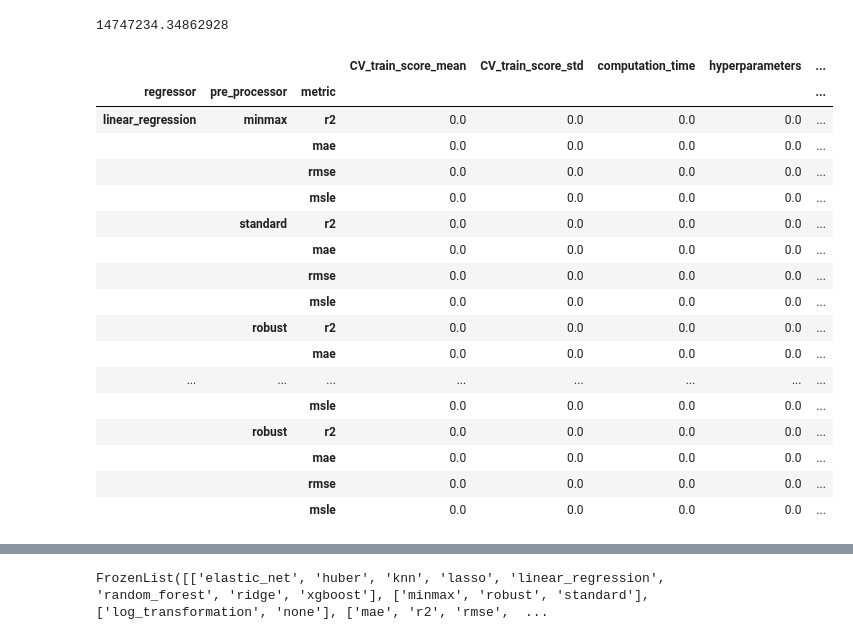
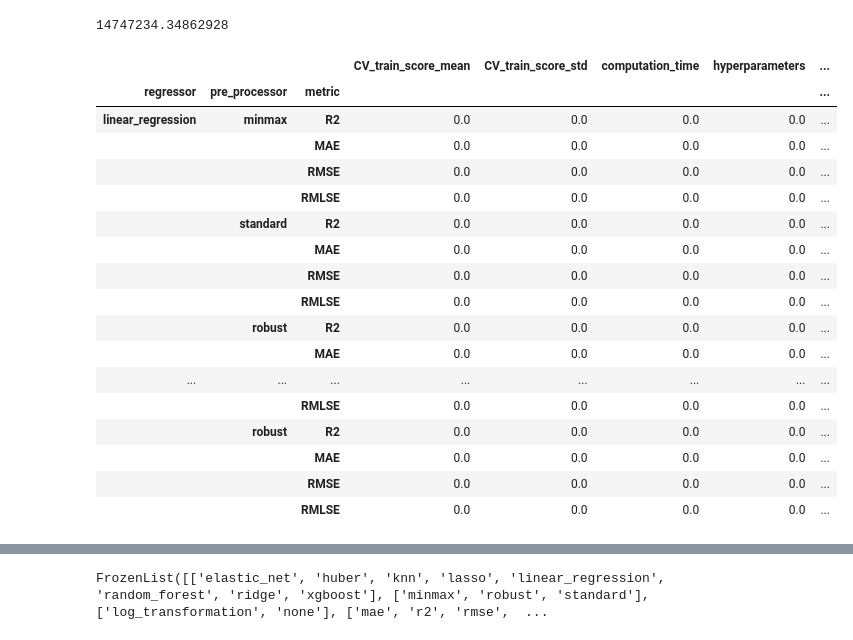
Before and after one commit to JulienfLeBoucher/OC_environmental_predictions, a Jupyter notebook: total_energy_predictions.ipynb, the cells around one changed output, grey strips where cells are left out. Cells and saved outputs as stored; diff of their text form; code cells hidden in the pictures.

```diff
--- a/total_energy_predictions.ipynb
+++ b/total_energy_predictions.ipynb
@@ -554,55 +784,56 @@ score
 # %%
 # Compute the cartesian product
 import itertools
+
 combinations = list(
-
     itertools.product(
-        regressors.keys(),
-        pre_processors.keys(),
+        regressors.index,
+        pre_processors.index,
         # target_processors.keys(),
-        metrics.keys()
+        metrics.index,
     )
-
 )
 
 idx = pd.MultiIndex.from_tuples(
-        combinations,
-    names=["regressor",
-           "pre_processor",
+    combinations,
+    names=[
+        "regressor",
+        "pre_processor",
         #    "target_processor",
-           "metric"
-           ]
+        "metric",
+    ],
 )
 
-cols = ['CV_train_score_mean',
-        'CV_train_score_std',
-        'computation_time',
-        'hyperparameters',
-        'CV_scores'
-        'test_score']
+cols = [
+    "CV_train_score_mean",
+    "CV_train_score_std",
+    "computation_time",
+    "hyperparameters",
+    "CV_scores" "test_score",
+]
 
 m = idx.shape[0]
 n = len(cols)
-x = np.zeros(m*n).reshape(m,n)
+x = np.zeros(m * n).reshape(m, n)
 
 df = pd.DataFrame(x, index=idx, columns=cols)
 df
 # %% [output]
 |  |  |  | CV_train_score_mean | CV_train_score_std | computation_time | hyperparameters | ... |
 | regressor | pre_processor | metric |  |  |  |  | ... |
-| linear_regression | minmax | r2 | 0.0 | 0.0 | 0.0 | 0.0 | ... |
-|  |  | mae | 0.0 | 0.0 | 0.0 | 0.0 | ... |
-|  |  | rmse | 0.0 | 0.0 | 0.0 | 0.0 | ... |
-|  |  | msle | 0.0 | 0.0 | 0.0 | 0.0 | ... |
-|  | standard | r2 | 0.0 | 0.0 | 0.0 | 0.0 | ... |
-|  |  | mae | 0.0 | 0.0 | 0.0 | 0.0 | ... |
-|  |  | rmse | 0.0 | 0.0 | 0.0 | 0.0 | ... |
-|  |  | msle | 0.0 | 0.0 | 0.0 | 0.0 | ... |
-|  | robust | r2 | 0.0 | 0.0 | 0.0 | 0.0 | ... |
-|  |  | mae | 0.0 | 0.0 | 0.0 | 0.0 | ... |
+| linear_regression | minmax | R2 | 0.0 | 0.0 | 0.0 | 0.0 | ... |
+|  |  | MAE | 0.0 | 0.0 | 0.0 | 0.0 | ... |
+|  |  | RMSE | 0.0 | 0.0 | 0.0 | 0.0 | ... |
+|  |  | RMLSE | 0.0 | 0.0 | 0.0 | 0.0 | ... |
+|  | standard | R2 | 0.0 | 0.0 | 0.0 | 0.0 | ... |
+|  |  | MAE | 0.0 | 0.0 | 0.0 | 0.0 | ... |
+|  |  | RMSE | 0.0 | 0.0 | 0.0 | 0.0 | ... |
+|  |  | RMLSE | 0.0 | 0.0 | 0.0 | 0.0 | ... |
+|  | robust | R2 | 0.0 | 0.0 | 0.0 | 0.0 | ... |
+|  |  | MAE | 0.0 | 0.0 | 0.0 | 0.0 | ... |
 | ... | ... | ... | ... | ... | ... | ... | ... |
-|  |  | msle | 0.0 | 0.0 | 0.0 | 0.0 | ... |
-|  | robust | r2 | 0.0 | 0.0 | 0.0 | 0.0 | ... |
-|  |  | mae | 0.0 | 0.0 | 0.0 | 0.0 | ... |
-|  |  | rmse | 0.0 | 0.0 | 0.0 | 0.0 | ... |
-|  |  | msle | 0.0 | 0.0 | 0.0 | 0.0 | ... |
+|  |  | RMLSE | 0.0 | 0.0 | 0.0 | 0.0 | ... |
+|  | robust | R2 | 0.0 | 0.0 | 0.0 | 0.0 | ... |
+|  |  | MAE | 0.0 | 0.0 | 0.0 | 0.0 | ... |
+|  |  | RMSE | 0.0 | 0.0 | 0.0 | 0.0 | ... |
+|  |  | RMLSE | 0.0 | 0.0 | 0.0 | 0.0 | ... |
```
Also changed, not shown: parts of 64 cells of this notebook.
